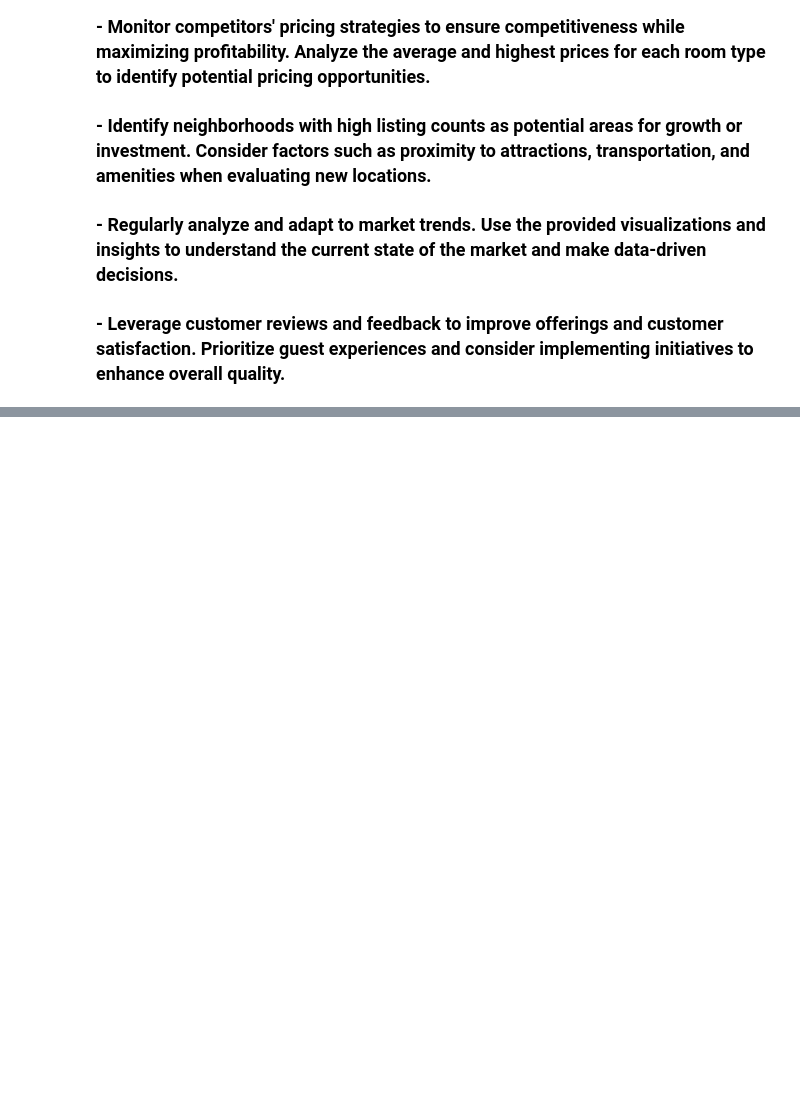
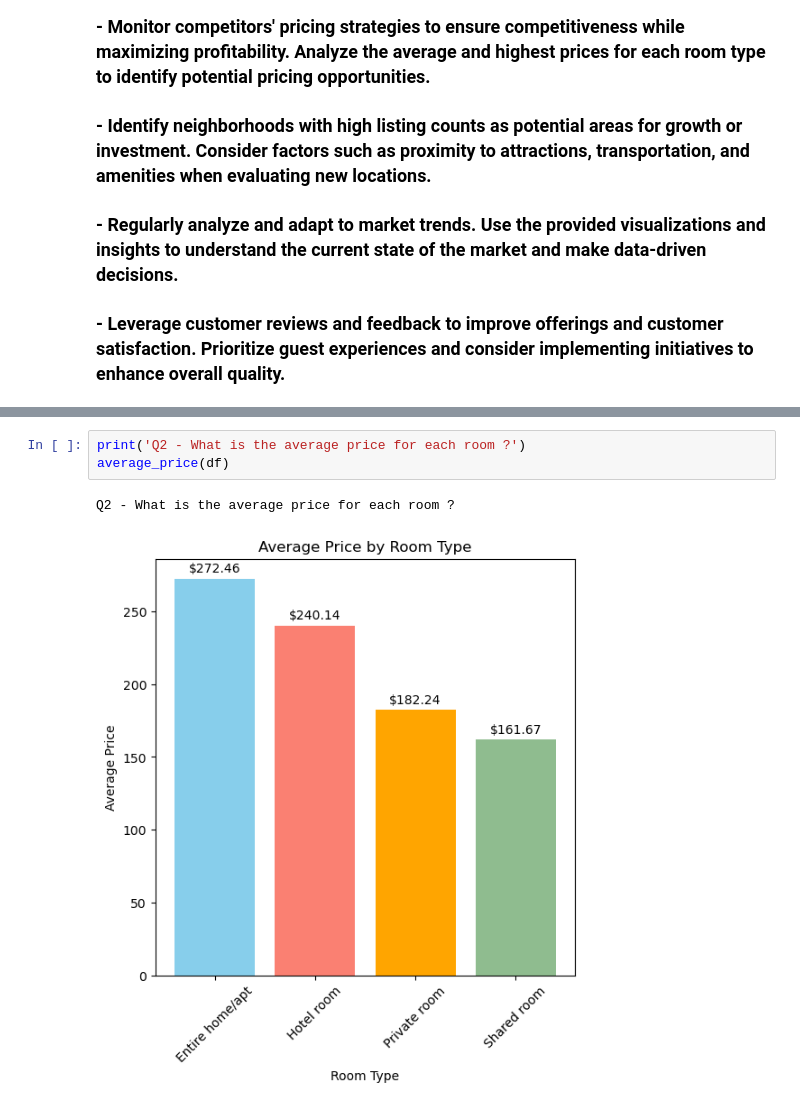
Before and after one commit to Mostafa-Fathy-0/Aibnb-EDA, a Jupyter notebook: Airbnb Listing EDA.ipynb, the cells around one changed output, grey strips where cells are left out. Cells and saved outputs as stored; diff of their text form; blank space fills up the shorter version.

```diff
--- a/Airbnb Listing EDA.ipynb
+++ b/Airbnb Listing EDA.ipynb
@@ -226,0 +233,6 @@ if __name__ == "__main__":
+# %%
+print('Q2 - What is the average price for each room ?')
+average_price(df)
+# %% [output]
+Q2 - What is the average price for each room ?
+[figure, added]
```
Also changed, not shown: parts of 4 cells of this notebook.
